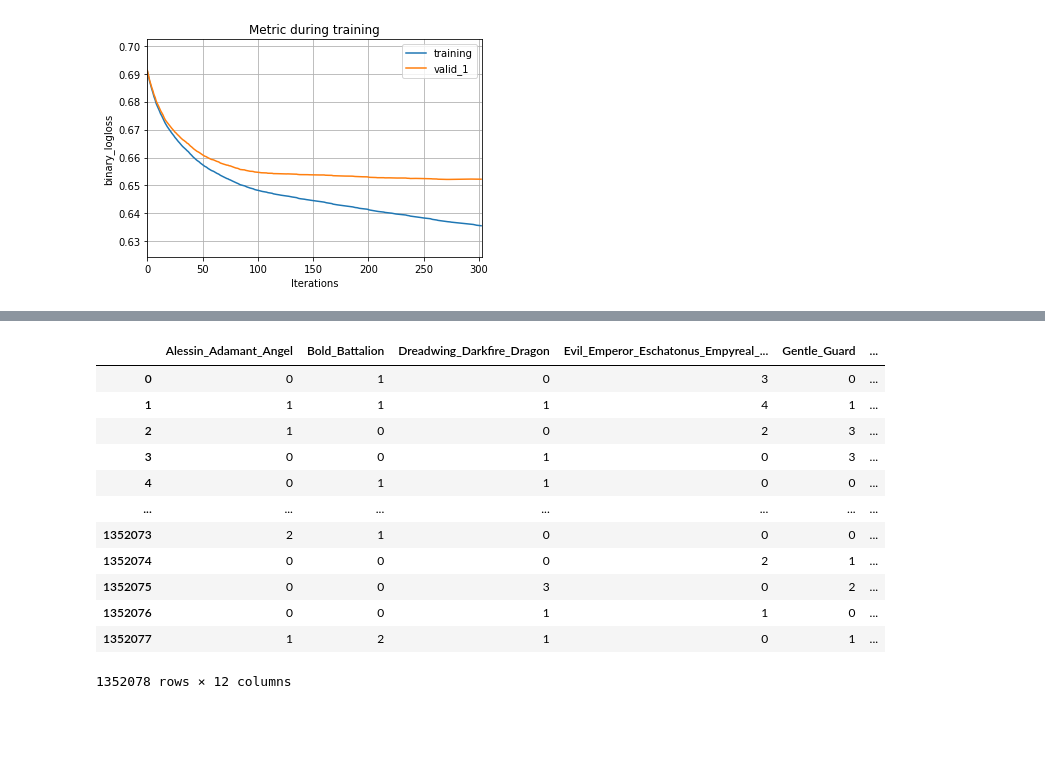
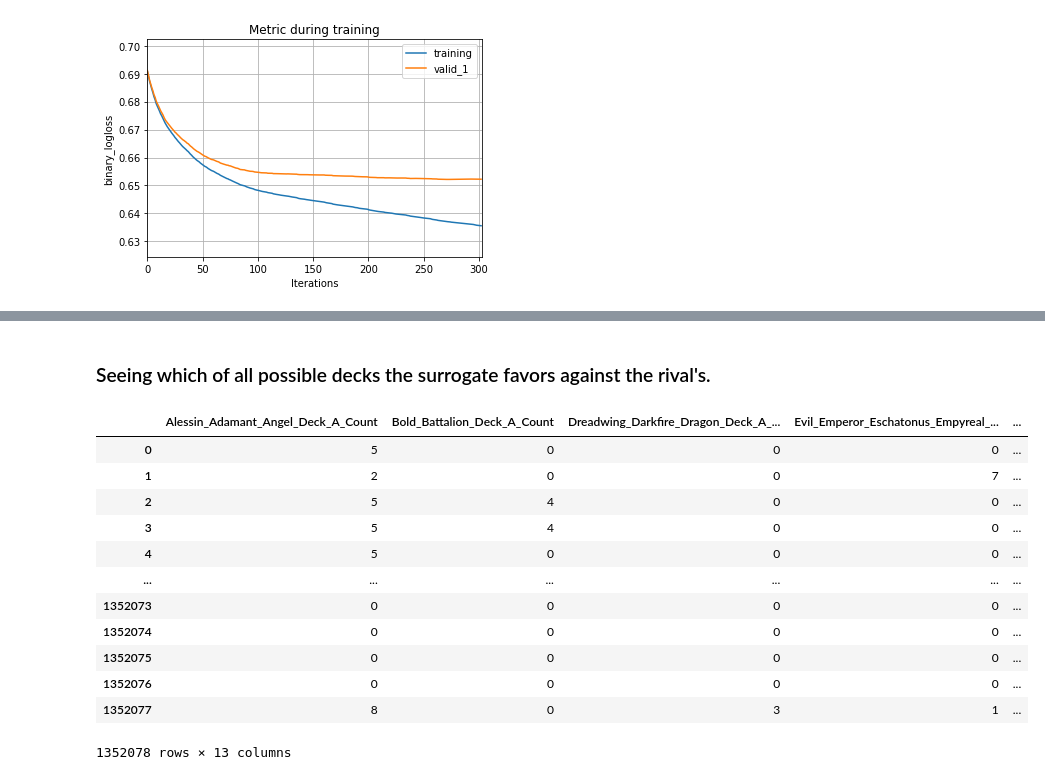
Before and after one commit to allswellthatsmaxwell/lesswrong_games, a Jupyter notebook: py/mtg.ipynb, the cells around one changed output, grey strips where cells are left out. Drawn from its saved outputs; the diff is of its cells as text; code cells hidden in the pictures; blank space fills up the shorter version.

```diff
--- a/py/mtg.ipynb
+++ b/py/mtg.ipynb
@@ -69,19 +62,28 @@ past_games.cards
+# %% [markdown]
+### Seeing which of all possible decks the surrogate favors against the rival's.
+# %%
+rival_deck = mtg.RivalDeck(past_games).deck
 # %%
 possibles = mtg.PossibleDecks(past_games)
 decks = possibles.generate_decks()
-# %%
-decks
-# %% [output]
-|  | Alessin_Adamant_Angel | Bold_Battalion | Dreadwing_Darkfire_Dragon | Evil_Emperor_Eschatonus_Empyreal_... | Gentle_Guard | ... |
-| 0 | 0 | 1 | 0 | 3 | 0 | ... |
-| 1 | 1 | 1 | 1 | 4 | 1 | ... |
-| 2 | 1 | 0 | 0 | 2 | 3 | ... |
-| 3 | 0 | 0 | 1 | 0 | 3 | ... |
-| 4 | 0 | 1 | 1 | 0 | 0 | ... |
-| ... | ... | ... | ... | ... | ... | ... |
-| 1352073 | 2 | 1 | 0 | 0 | 0 | ... |
-| 1352074 | 0 | 0 | 0 | 2 | 1 | ... |
-| 1352075 | 0 | 0 | 3 | 0 | 2 | ... |
-| 1352076 | 0 | 0 | 1 | 1 | 0 | ... |
-| 1352077 | 1 | 2 | 1 | 0 | 1 | ... |
-1352078 rows × 12 columns
+# %%
+deck_defeater = mtg.DeckDefeater(model, decks, rival_deck)
+assert (deck_defeater.possible_games.columns == past_games.dsets.sets['trn']['X'].columns).all()
+print(f"Mean win probability: {deck_defeater.mean_win_proba:.0%}\n\n")
+print(f"Best deck:\n{deck_defeater.best_deck_str}")
+# %%
+deck_defeater.possible_decks_and_predictions
+# %% [output]
+|  | Alessin_Adamant_Angel_Deck_A_Count | Bold_Battalion_Deck_A_Count | Dreadwing_Darkfire_Dragon_Deck_A_... | Evil_Emperor_Eschatonus_Empyreal_... | ... |
+| 0 | 5 | 0 | 0 | 0 | ... |
+| 1 | 2 | 0 | 0 | 7 | ... |
+| 2 | 5 | 4 | 0 | 0 | ... |
+| 3 | 5 | 4 | 0 | 0 | ... |
+| 4 | 5 | 0 | 0 | 0 | ... |
+| ... | ... | ... | ... | ... | ... |
+| 1352073 | 0 | 0 | 0 | 0 | ... |
+| 1352074 | 0 | 0 | 0 | 0 | ... |
+| 1352075 | 0 | 0 | 0 | 0 | ... |
+| 1352076 | 0 | 0 | 0 | 0 | ... |
+| 1352077 | 8 | 0 | 3 | 1 | ... |
+1352078 rows × 13 columns
```
Also changed, not shown: parts of 9 cells of this notebook, 1 other file.
